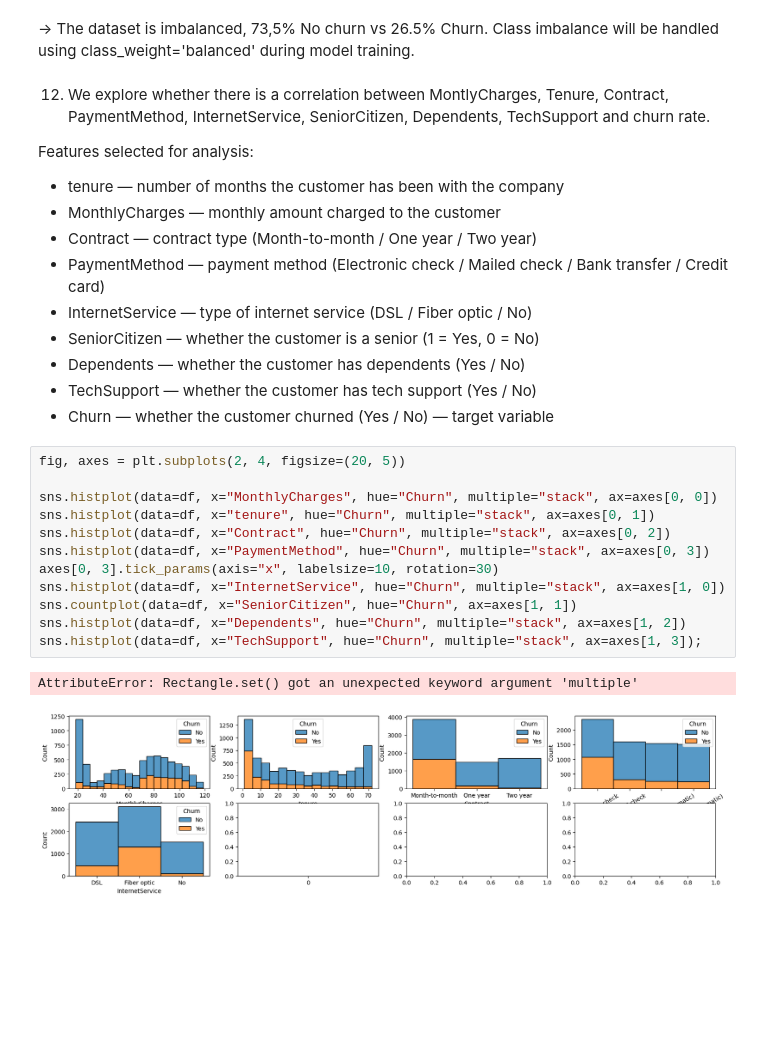
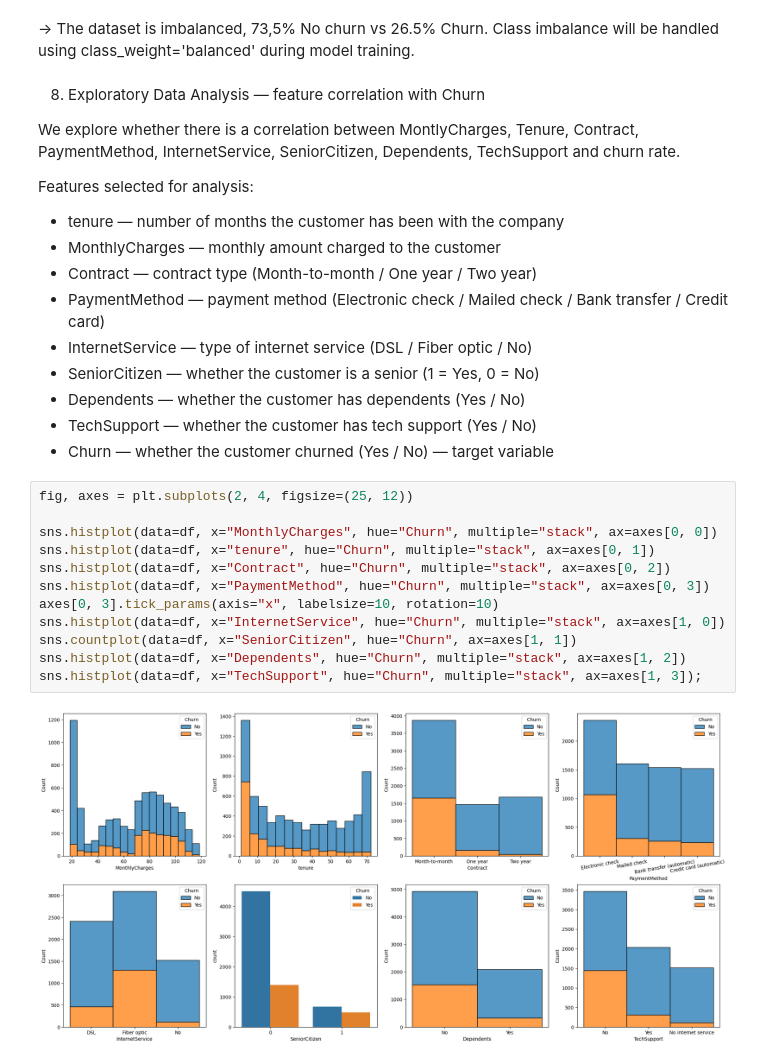
Before and after one commit to clementschmitt/churn, a Jupyter notebook: churn_analysis.ipynb, the cells around one changed output. Drawn from its saved outputs; the diff is of its cells as text; blank space fills up the shorter version.

```diff
--- a/churn_analysis.ipynb
+++ b/churn_analysis.ipynb
@@ -102,7 +101,9 @@ plt.show()
 # %% [markdown]
 &rarr; The dataset is imbalanced, 73,5% No churn vs 26.5% Churn. Class imbalance will be handled using class_weight='balanced' during model training.
 # %% [markdown]
-12. We explore whether there is a correlation between MontlyCharges, Tenure, Contract, PaymentMethod, InternetService, SeniorCitizen, Dependents, TechSupport and churn rate.
+8.  Exploratory Data Analysis — feature correlation with Churn
+
+We explore whether there is a correlation between MontlyCharges, Tenure, Contract, PaymentMethod, InternetService, SeniorCitizen, Dependents, TechSupport and churn rate.
 
 Features selected for analysis:
 
@@ -116,17 +117,16 @@ Features selected for analysis:
 - TechSupport — whether the customer has tech support (Yes / No)
 - Churn — whether the customer churned (Yes / No) — target variable
 # %%
-fig, axes = plt.subplots(2, 4, figsize=(20, 5))
+fig, axes = plt.subplots(2, 4, figsize=(25, 12))
 
 sns.histplot(data=df, x="MonthlyCharges", hue="Churn", multiple="stack", ax=axes[0, 0])
 sns.histplot(data=df, x="tenure", hue="Churn", multiple="stack", ax=axes[0, 1])
 sns.histplot(data=df, x="Contract", hue="Churn", multiple="stack", ax=axes[0, 2])
 sns.histplot(data=df, x="PaymentMethod", hue="Churn", multiple="stack", ax=axes[0, 3])
-axes[0, 3].tick_params(axis="x", labelsize=10, rotation=30)
+axes[0, 3].tick_params(axis="x", labelsize=10, rotation=10)
 sns.histplot(data=df, x="InternetService", hue="Churn", multiple="stack", ax=axes[1, 0])
 sns.countplot(data=df, x="SeniorCitizen", hue="Churn", ax=axes[1, 1])
 sns.histplot(data=df, x="Dependents", hue="Churn", multiple="stack", ax=axes[1, 2])
 sns.histplot(data=df, x="TechSupport", hue="Churn", multiple="stack", ax=axes[1, 3]);
 # %% [output]
-AttributeError: Rectangle.set() got an unexpected keyword argument 'multiple'
-[figure, old version]
+[figure, new version]
```
Also changed, not shown: parts of 21 cells of this notebook, 1 other file.
